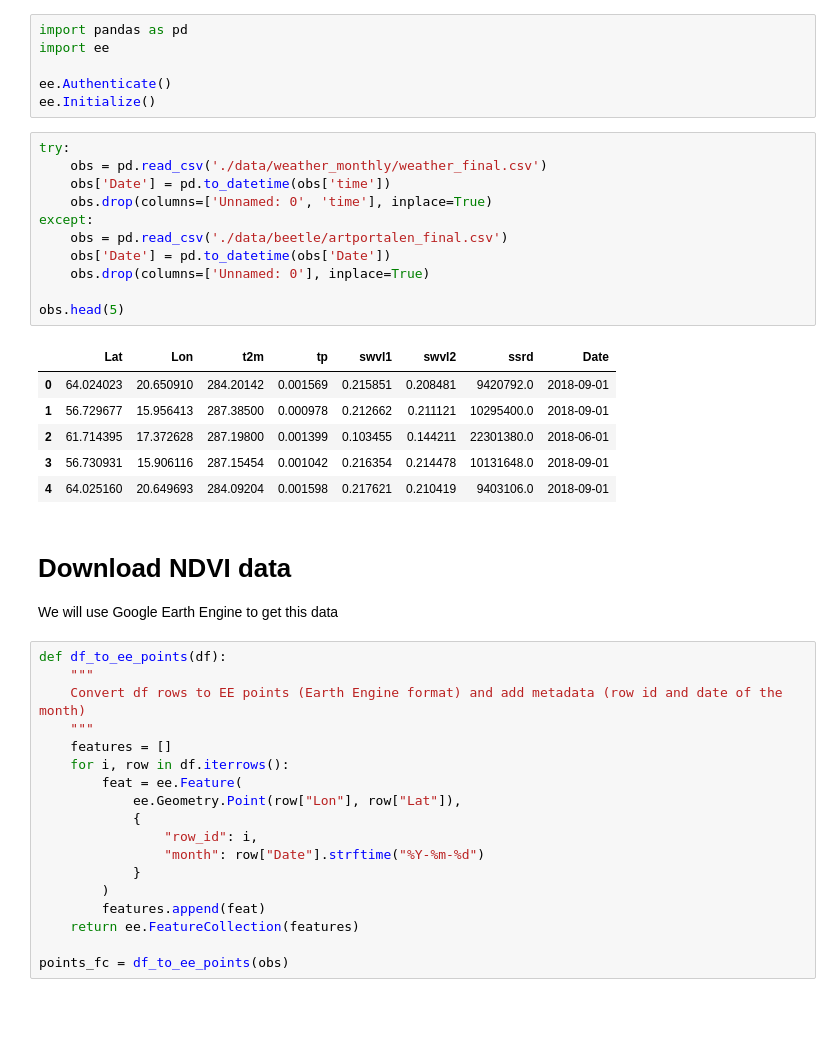
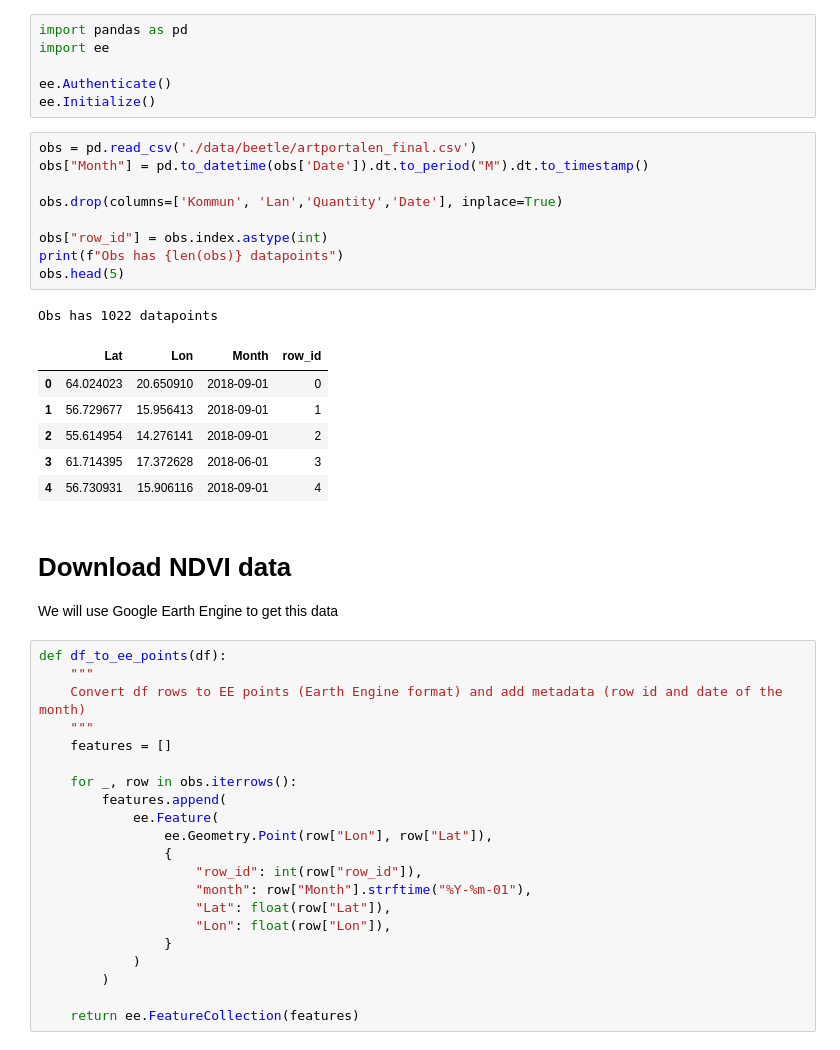
Before and after one commit to jpruzcuen/scalable_ml, a Jupyter notebook: data_ndvi.ipynb, the cells around one changed output. Drawn from its saved outputs; the diff is of its cells as text; blank space fills up the shorter version.

```diff
--- a/data_ndvi.ipynb
+++ b/data_ndvi.ipynb
@@ -5,23 +5,22 @@ import ee
 ee.Authenticate()
 ee.Initialize()
 # %%
-try:
-    obs = pd.read_csv('./data/weather_monthly/weather_final.csv')
-    obs['Date'] = pd.to_datetime(obs['time'])
-    obs.drop(columns=['Unnamed: 0', 'time'], inplace=True)
-except:
-    obs = pd.read_csv('./data/beetle/artportalen_final.csv')
-    obs['Date'] = pd.to_datetime(obs['Date'])
-    obs.drop(columns=['Unnamed: 0'], inplace=True)
+obs = pd.read_csv('./data/beetle/artportalen_final.csv')
+obs["Month"] = pd.to_datetime(obs['Date']).dt.to_period("M").dt.to_timestamp()
 
+obs.drop(columns=['Kommun', 'Lan','Quantity','Date'], inplace=True)
+
+obs["row_id"] = obs.index.astype(int)
+print(f"Obs has {len(obs)} datapoints")
 obs.head(5)
 # %% [output]
+Obs has 1022 datapoints
-|  | Lat | Lon | t2m | tp | swvl1 | swvl2 | ssrd | Date |
-| 0 | 64.024023 | 20.650910 | 284.20142 | 0.001569 | 0.215851 | 0.208481 | 9420792.0 | 2018-09-01 |
-| 1 | 56.729677 | 15.956413 | 287.38500 | 0.000978 | 0.212662 | 0.211121 | 10295400.0 | 2018-09-01 |
-| 2 | 61.714395 | 17.372628 | 287.19800 | 0.001399 | 0.103455 | 0.144211 | 22301380.0 | 2018-06-01 |
-| 3 | 56.730931 | 15.906116 | 287.15454 | 0.001042 | 0.216354 | 0.214478 | 10131648.0 | 2018-09-01 |
-| 4 | 64.025160 | 20.649693 | 284.09204 | 0.001598 | 0.217621 | 0.210419 | 9403106.0 | 2018-09-01 |
+|  | Lat | Lon | Month | row_id |
+| 0 | 64.024023 | 20.650910 | 2018-09-01 | 0 |
+| 1 | 56.729677 | 15.956413 | 2018-09-01 | 1 |
+| 2 | 55.614954 | 14.276141 | 2018-09-01 | 2 |
+| 3 | 61.714395 | 17.372628 | 2018-06-01 | 3 |
+| 4 | 56.730931 | 15.906116 | 2018-09-01 | 4 |
 # %% [markdown]
 # Download NDVI data
 We will use Google Earth Engine to get this data
@@ -31,18 +30,21 @@ def df_to_ee_points(df):
     Convert df rows to EE points (Earth Engine format) and add metadata (row id and date of the month)
     """
     features = []
-    for i, row in df.iterrows():
-        feat = ee.Feature(
-            ee.Geometry.Point(row["Lon"], row["Lat"]),
-            {
-                "row_id": i,
-                "month": row["Date"].strftime("%Y-%m-%d")
-            }
+
+    for _, row in obs.iterrows():
+        features.append(
+            ee.Feature(
+                ee.Geometry.Point(row["Lon"], row["Lat"]),
+                {
+                    "row_id": int(row["row_id"]),
+                    "month": row["Month"].strftime("%Y-%m-01"),
+                    "Lat": float(row["Lat"]),
+                    "Lon": float(row["Lon"]),
+                }
+            )
         )
-        features.append(feat)
+
     return ee.FeatureCollection(features)
-
-points_fc = df_to_ee_points(obs)
 # %%
 def monthly_ndvi_image(dataset, year, month):
     """
```
Also changed, not shown: parts of 15 cells of this notebook, 8 other files.
